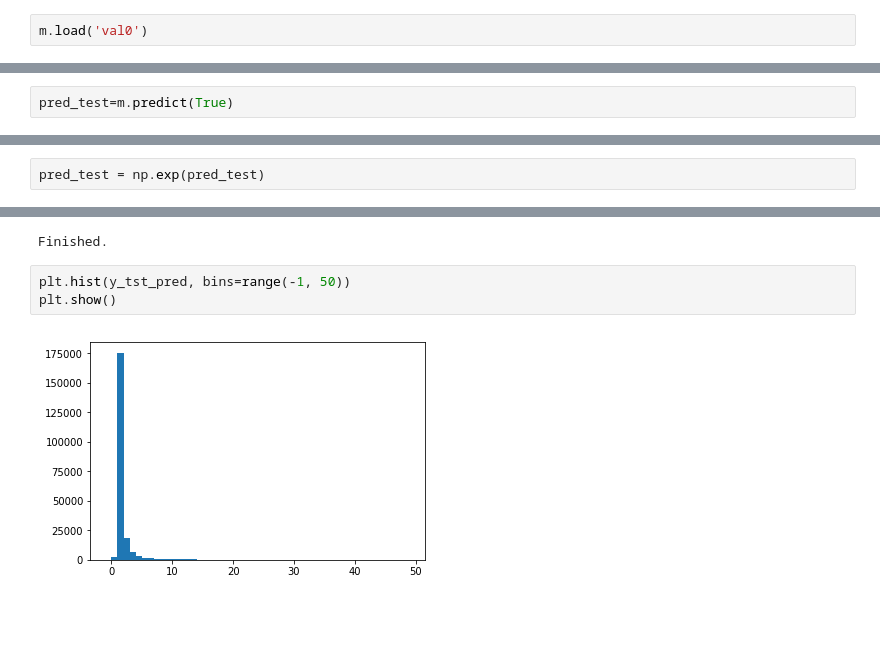
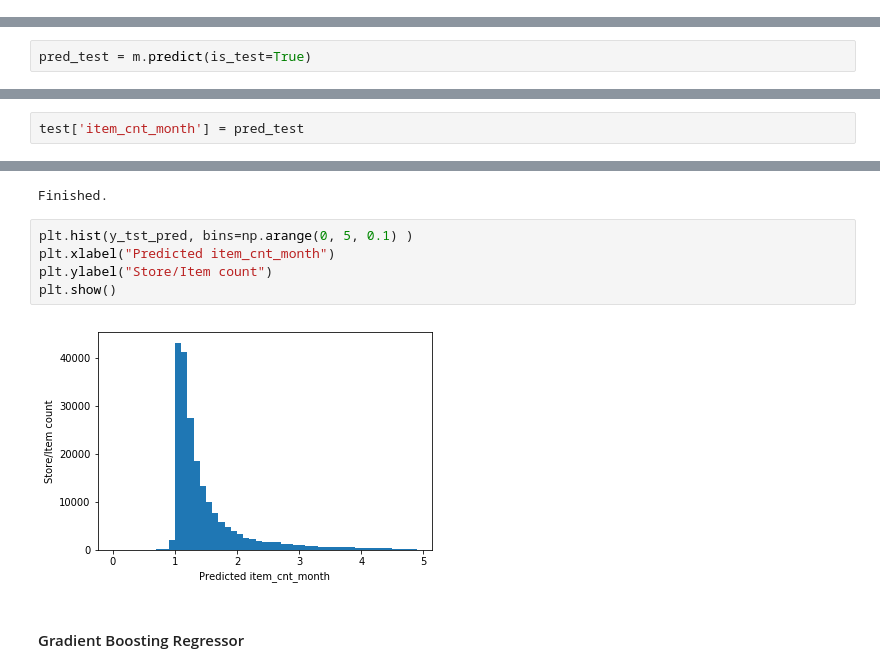
Before and after one commit to levon003/kaggle-predict-future-sales, a Jupyter notebook: code/python/fastai-prediction.ipynb, the cells around one changed output, grey strips where cells are left out. Cells and saved outputs as stored; diff of their text form; blank space fills up the shorter version.

```diff
--- a/code/python/fastai-prediction.ipynb
+++ b/code/python/fastai-prediction.ipynb
@@ -785,3 +383 @@ m.save('val0')
-# %%
-m.load('val0')
 # %%
@@ -793,2 +391,2 @@ exp_rmspe(x,y)
 # %%
-pred_test=m.predict(True)
+pred_test = m.predict(is_test=True)
@@ -795,2 +394,0 @@ pred_test=m.predict(True)
-# %%
-pred_test = np.exp(pred_test)
@@ -806,0 +395,2 @@ FileLink(csv_fn)
+# %%
+test['item_cnt_month'] = pred_test
@@ -884,7 +531,11 @@ print("Finished.")
 # %% [output]
 Finished.
 # %%
-plt.hist(y_tst_pred, bins=range(-1, 50))
+plt.hist(y_tst_pred, bins=np.arange(0, 5, 0.1) )
+plt.xlabel("Predicted item_cnt_month")
+plt.ylabel("Store/Item count")
 plt.show()
 # %% [output]
-[figure, old version]
+[figure, new version]
+# %% [markdown]
+#### Gradient Boosting Regressor
```
Also changed, not shown: parts of 179 cells of this notebook.
